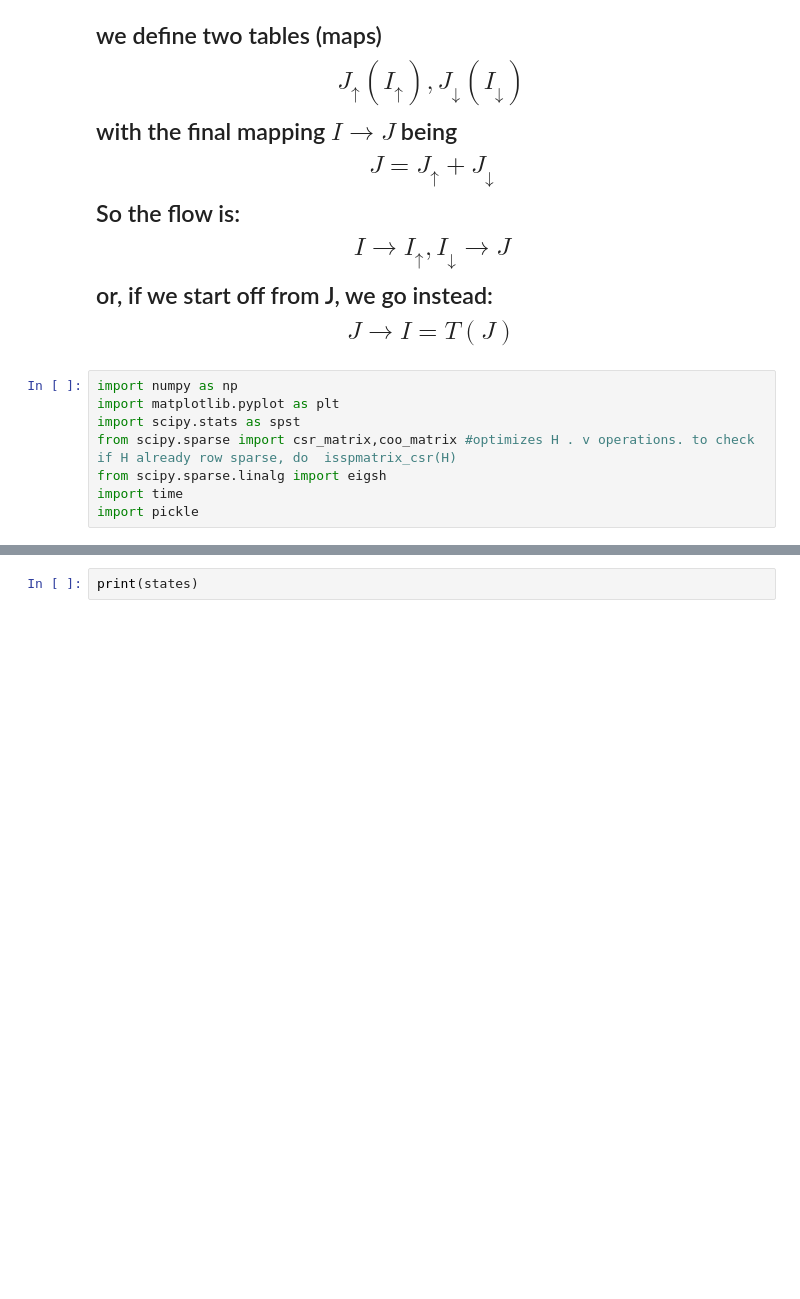
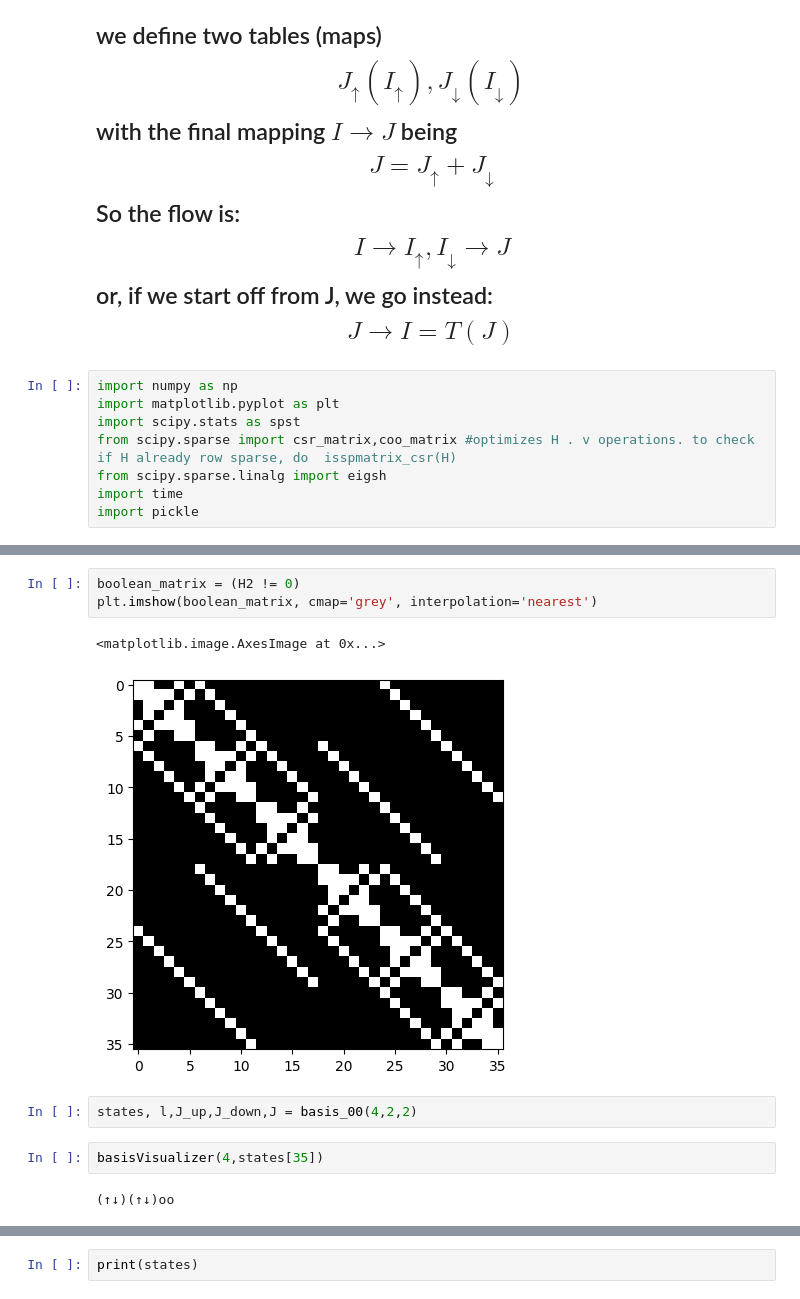
Before and after one commit to KotsiosJirisSas/ED, a Jupyter notebook: 1d_hubbard.ipynb, the cells around one changed output, grey strips where cells are left out. Saved outputs shown, nothing was run; the diff lists cells and outputs as text; blank space fills up the shorter version.

```diff
--- a/1d_hubbard.ipynb
+++ b/1d_hubbard.ipynb
@@ -258 +358,13 @@ def hop_spinful(L,states,m,i,j,J_down,J_up):
+# %%
+boolean_matrix = (H2 != 0)
+plt.imshow(boolean_matrix, cmap='grey', interpolation='nearest')
+# %% [output]
+<matplotlib.image.AxesImage at 0x...>
+[figure, added]
+# %%
+states, l,J_up,J_down,J = basis_00(4,2,2)
+# %%
+basisVisualizer(4,states[35])
+# %% [output]
+(↑↓)(↑↓)oo
 # %%
```
Also changed, not shown: parts of 11 cells of this notebook, 6 other files.
